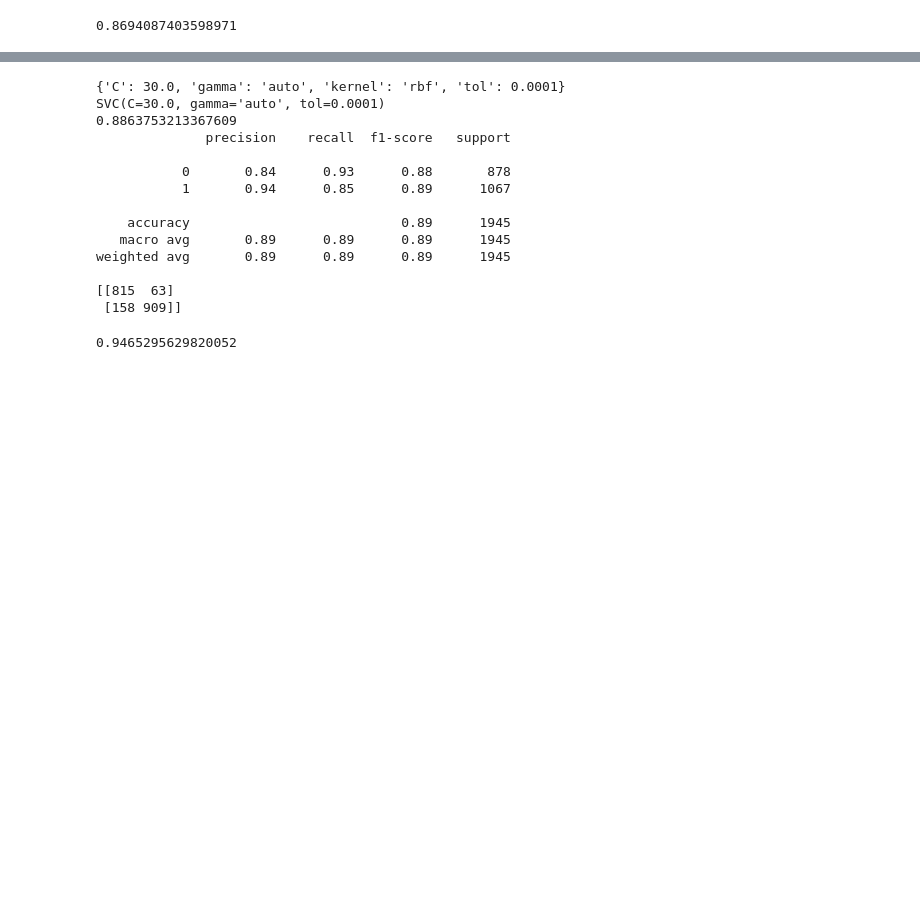
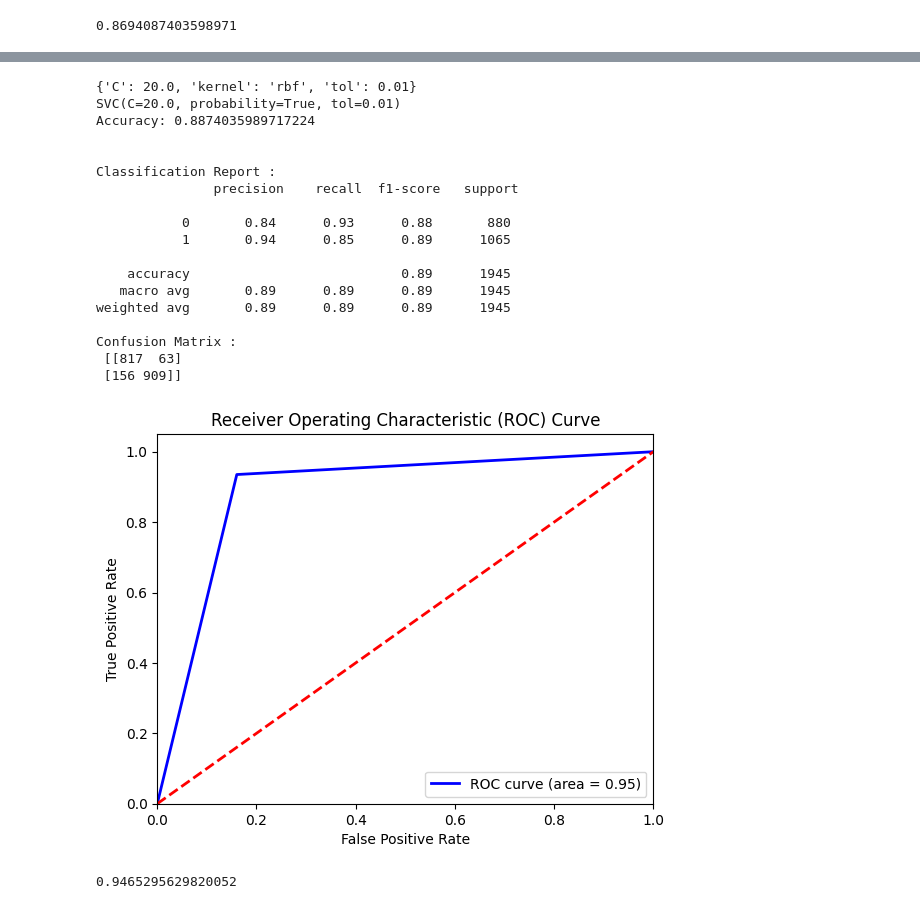
Before and after one commit to niranjankumarnk/ML_Stroke_Prediction-, a Jupyter notebook: Project_work/Notebook.ipynb, the cells around one changed output, grey strips where cells are left out. Saved outputs shown, nothing was run; the diff lists cells and outputs as text; code cells hidden in the pictures; blank space fills up the shorter version.

```diff
--- a/Project_work/Notebook.ipynb
+++ b/Project_work/Notebook.ipynb
@@ -473,6 +494,6 @@ weighted avg       0.81      0.81      0.81      1945
 # %%
 #SVM
-svm_model = SVC()
+svm_model = SVC(probability=True)
 svm_model.fit(X_train,y_train)
 y_pred =svm_model.predict(X_test)
 svm_accuracy = accuracy_score(y_pred, y_test)
@@ -505,25 +524,45 @@ print(svm_grid.best_params_)
 print(svm_grid.best_estimator_)
 svm_best_grid_cv = svm_grid.best_estimator_
 y_pred = svm_best_grid_cv.predict(X_test)
-Accuracy = accuracy_score(y_pred, y_test)
-print(Accuracy)
-print(classification_report(y_pred, y_test))
-print(confusion_matrix(y_pred, y_test))
+Accuracy_2 = accuracy_score(y_pred, y_test)
+print(f'Accuracy:',Accuracy_2)
+print('\n')
+print(f'Classification Report :', '\n',classification_report(y_pred, y_test))
+print(f'Confusion Matrix :','\n',confusion_matrix(y_pred, y_test))
 # %% [output]
-{'C': 30.0, 'gamma': 'auto', 'kernel': 'rbf', 'tol': 0.0001}
-SVC(C=30.0, gamma='auto', tol=0.0001)
-0.8863753213367609
-              precision    recall  f1-score   support
+{'C': 20.0, 'kernel': 'rbf', 'tol': 0.01}
+SVC(C=20.0, probability=True, tol=0.01)
+Accuracy: 0.8874035989717224
 
-           0       0.84      0.93      0.88       878
-           1       0.94      0.85      0.89      1067
+
+Classification Report :
+               precision    recall  f1-score   support
+
+           0       0.84      0.93      0.88       880
+           1       0.94      0.85      0.89      1065
 
     accuracy                           0.89      1945
    macro avg       0.89      0.89      0.89      1945
 weighted avg       0.89      0.89      0.89      1945
 
-[[815  63]
- [158 909]]
+Confusion Matrix :
+ [[817  63]
+ [156 909]]
+# %%
+roc_auc= roc_auc_score(y_test,svm_best_grid_cv.predict_proba(X_test)[:, 1])
+fpr, tpr, thresholds = roc_curve(y_test, y_pred)
+plt.figure()
+plt.plot(fpr, tpr, color='blue', lw=2, label='ROC curve (area = %0.2f)' % roc_auc)
+plt.plot([0, 1], [0, 1], color='red', lw=2, linestyle='--')
+plt.xlim([0.0, 1.0])
+plt.ylim([0.0, 1.05])
+plt.xlabel('False Positive Rate')
+plt.ylabel('True Positive Rate')
+plt.title('Receiver Operating Characteristic (ROC) Curve')
+plt.legend(loc='lower right')
+plt.show()
+# %% [output]
+[figure, added]
 # %%
 #Random forest
 rf_model =RandomForestClassifier()
```
Also changed, not shown: parts of 12 cells of this notebook.
